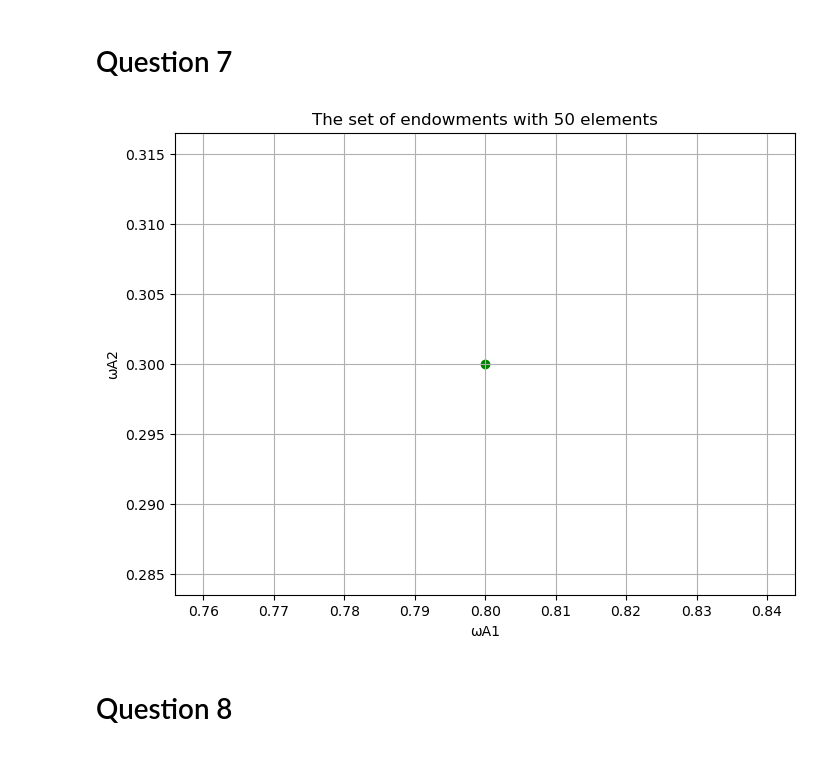
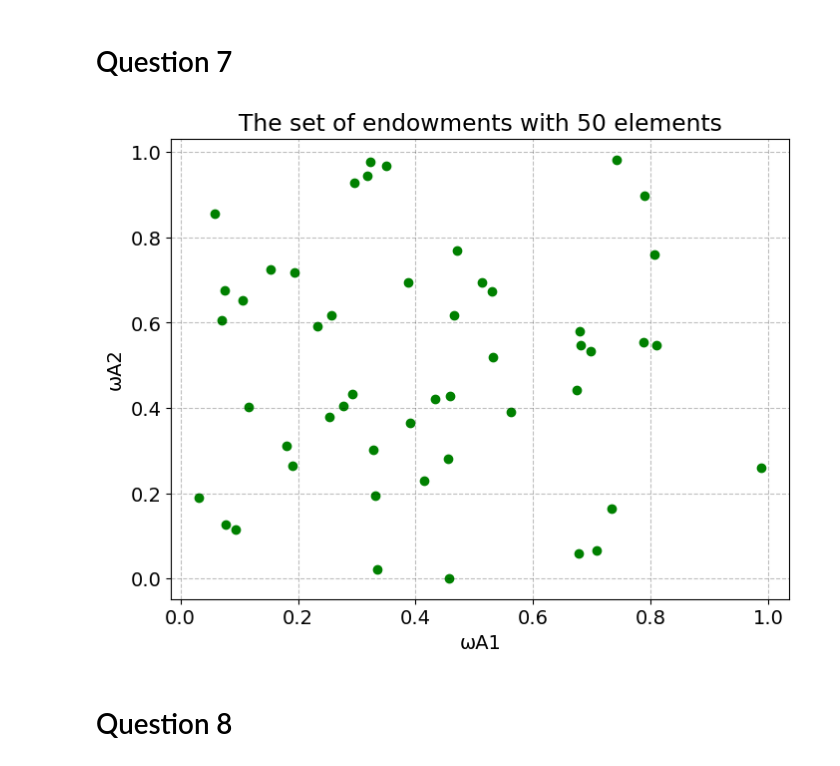
Before and after one commit to NumEconCopenhagen/projects-2024-sheng-og-anton, a Jupyter notebook: inauguralproject/inauguralproject.ipynb, the cells around one changed output. Drawn from its saved outputs; the diff is of its cells as text; code cells hidden in the pictures.

```diff
--- a/inauguralproject/inauguralproject.ipynb
+++ b/inauguralproject/inauguralproject.ipynb
@@ -320,21 +336,40 @@ edgeworth_box.plot_edgeworth_box(xA1_optimal, xA2_optimal, xB1_optimal, xB2_opti
 Maximizing total welfare will be socially benefinicial from the view of a social planner rather than only maximizing the utility of consumer A. However, this will reduce the utility for this consumer, making him more worse off than in question 4.
 # %% [markdown]
 # Question 7
-# %%
-import numpy as np
-import matplotlib.pyplot as plt
-
-from Question7 import TotalEndowments
-
-plt.figure(figsize=(8, 6))
-plt.scatter(wA1, wA2, c='green')
-plt.title('The set of endowments with 50 elements')
-plt.xlabel('ωA1')
-plt.ylabel('ωA2')
-plt.grid(True)
-plt.show()
-# %% [output]
-[figure, removed]
+# %%
+import numpy as np
+import matplotlib.pyplot as plt
+
+# Exercise 7
+# 1. First we set a seed, so that we can get the same pseduo-random numbers for the endowments everytime we run the code.
+np.random.seed(69)
+
+# 2. Now we need to set the number of elements (50) in the set of endowments W
+n = 50
+
+# 3. We generate psedou-random numbers for the endowments omegaA1 and omegaA2
+wA1 = np.random.uniform(0, 1, n)
+wA2 = np.random.uniform(0, 1, n)
+
+# 4. We now create the set of endowments based on our
+W = np.column_stack((wA1, wA2))
+
+# 5. We can now begin plotting the total endowments
+plt.figure(figsize=(8, 6))
+plt.scatter(wA1, wA2, c='green')
+plt.title('The set of endowments with 50 elements')
+
+# a. We label the two axes in the diagram
+plt.xlabel('ωA1')
+plt.ylabel('ωA2')
+
+# b. We add grids to the plot
+plt.grid(True)
+
+# c. We show the plot
+plt.show()
+# %% [output]
+[figure, added]
 # %% [markdown]
 # Question 8
 # %%
```
Also changed, not shown: parts of 4 cells of this notebook.
